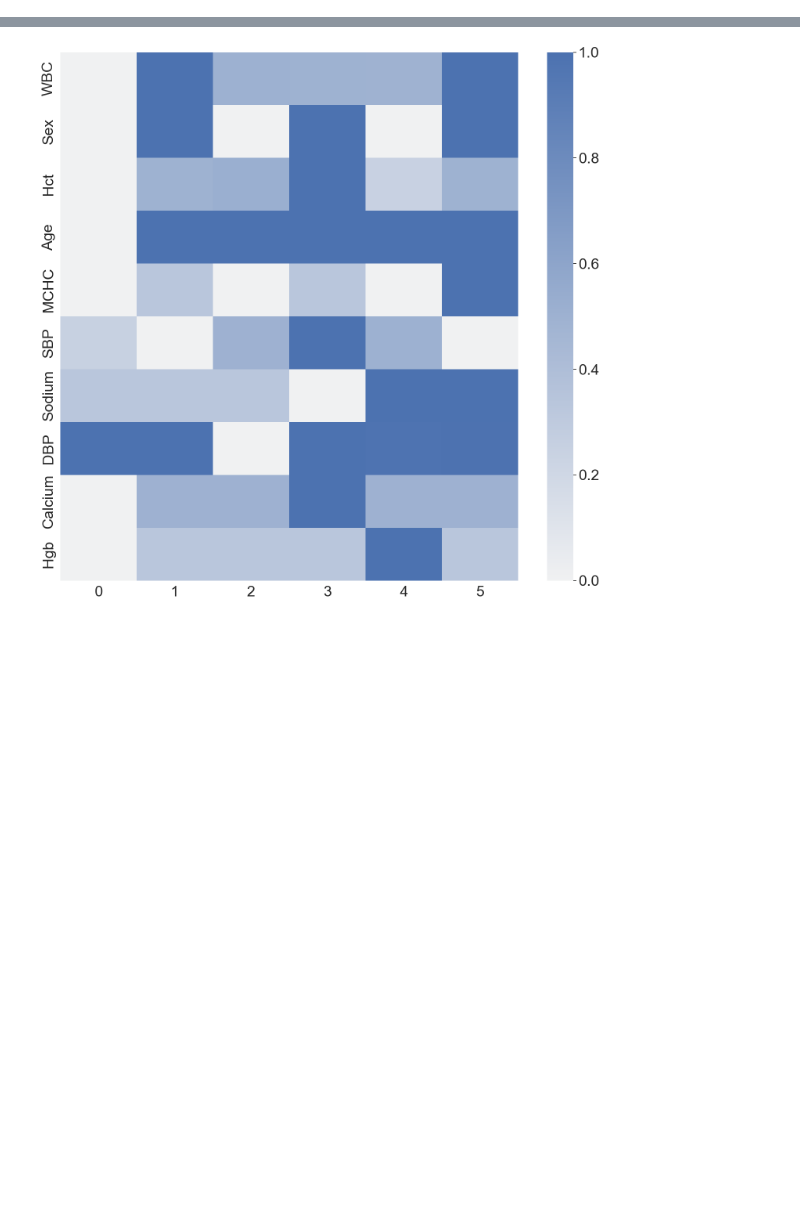
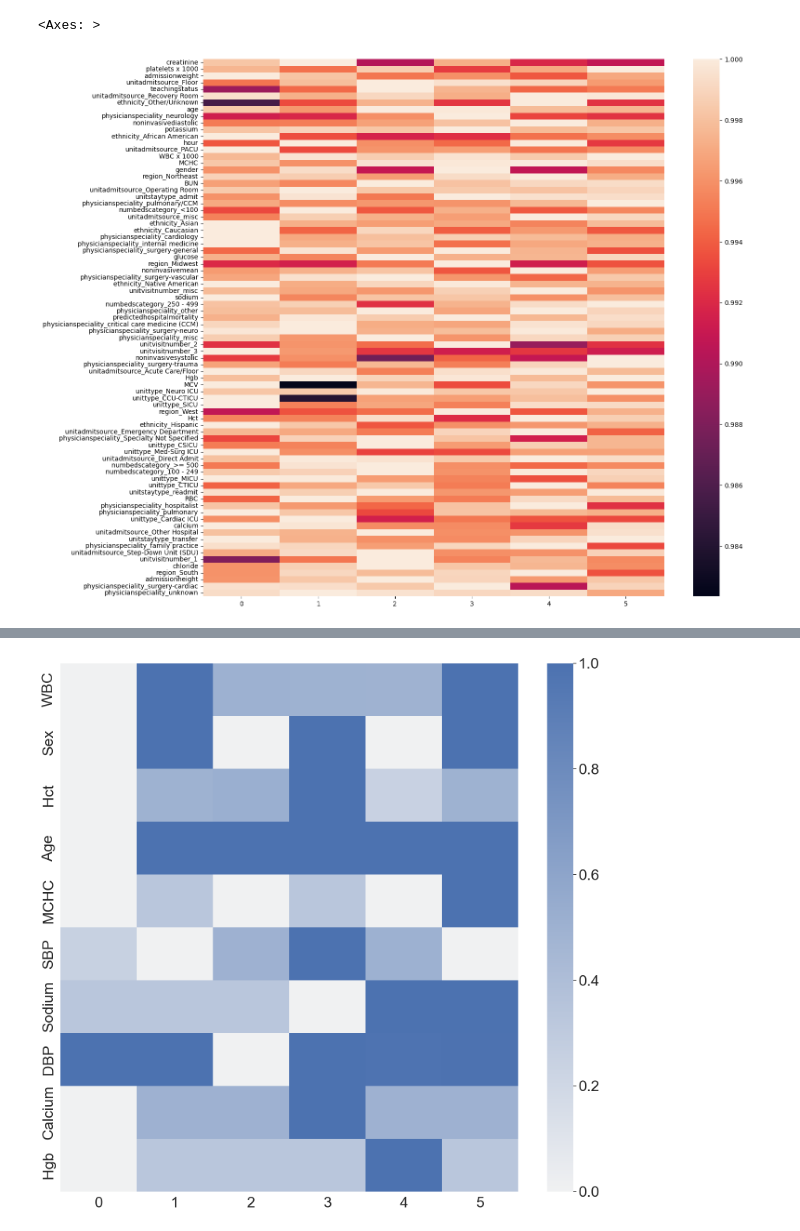
Before and after one commit to munibmesinovic/DynaGraph, a Jupyter notebook: Explainability_Figures.ipynb, the cells around one changed output, grey strips where cells are left out. Drawn from its saved outputs; the diff is of its cells as text; code cells hidden in the pictures; blank space fills up the shorter version.

```diff
--- a/Explainability_Figures.ipynb
+++ b/Explainability_Figures.ipynb
@@ -42,0 +73,5 @@ features = list(set(features).difference(labels))
+# %%
+summary1 = np.sum(train, axis=1)
+# %%
+summary1.shape
+summary1 = summary1 / summary1.max(axis=0)
@@ -42,0 +83,6 @@ features = list(set(features).difference(labels))
+# %%
+plt.figure(figsize = (16,15))
+sns.heatmap(summary1.T, yticklabels=features)
+# %% [output]
+<Axes: >
+[figure, added]
```
Also changed, not shown: parts of 30 cells of this notebook.
